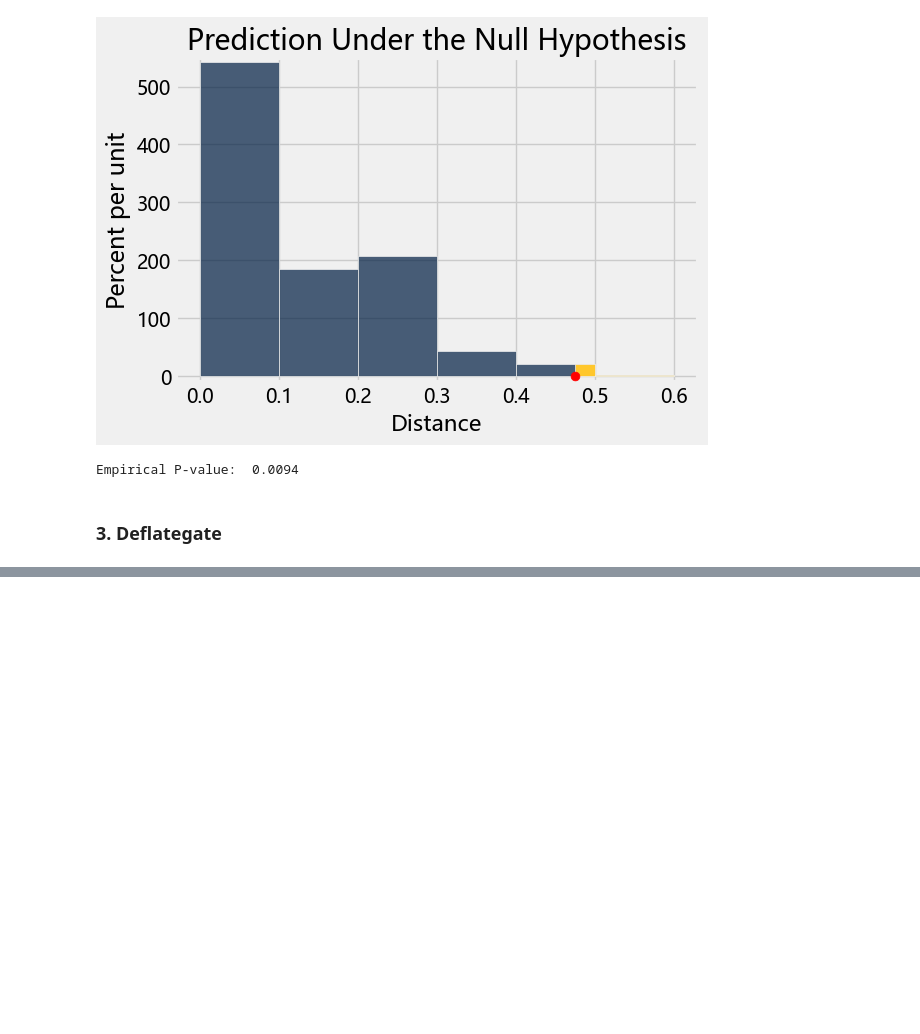
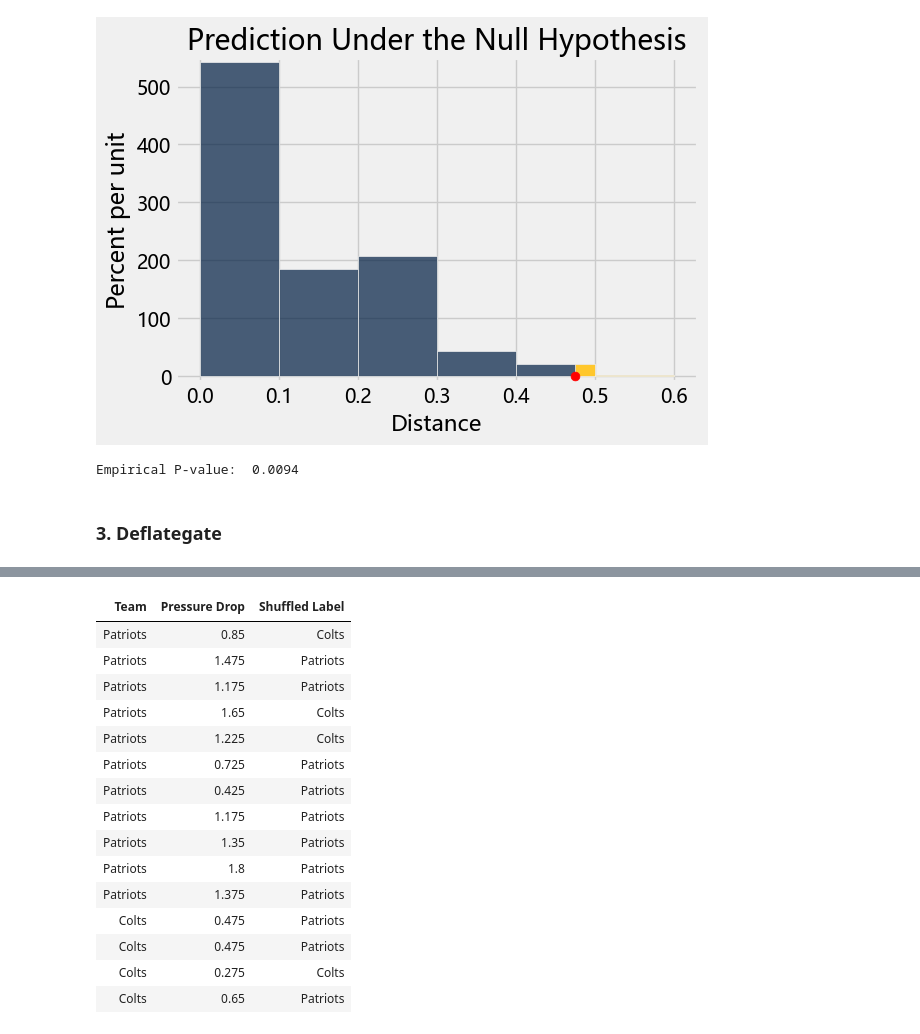
Before and after one commit to Matthew-HMS/Datascience101, a Jupyter notebook: Two_samples.ipynb, the cells around one changed output, grey strips where cells are left out. Cells and saved outputs as stored; diff of their text form; code cells hidden in the pictures; blank space fills up the shorter version.

```diff
--- a/Two_samples.ipynb
+++ b/Two_samples.ipynb
@@ -313,0 +401,21 @@ import numpy as np
+# %%
+shuffled_labels = football.sample(with_replacement=False).column('Team')
+original_and_shuffled = football.with_column('Shuffled Label', shuffled_labels)
+original_and_shuffled.show()
+# %% [output]
+| Team | Pressure Drop | Shuffled Label |
+| Patriots | 0.85 | Colts |
+| Patriots | 1.475 | Patriots |
+| Patriots | 1.175 | Patriots |
+| Patriots | 1.65 | Colts |
+| Patriots | 1.225 | Colts |
+| Patriots | 0.725 | Patriots |
+| Patriots | 0.425 | Patriots |
+| Patriots | 1.175 | Patriots |
+| Patriots | 1.35 | Patriots |
+| Patriots | 1.8 | Patriots |
+| Patriots | 1.375 | Patriots |
+| Colts | 0.475 | Patriots |
+| Colts | 0.475 | Patriots |
+| Colts | 0.275 | Colts |
+| Colts | 0.65 | Patriots |
```
Also changed, not shown: parts of 15 cells of this notebook, 1 other file.
